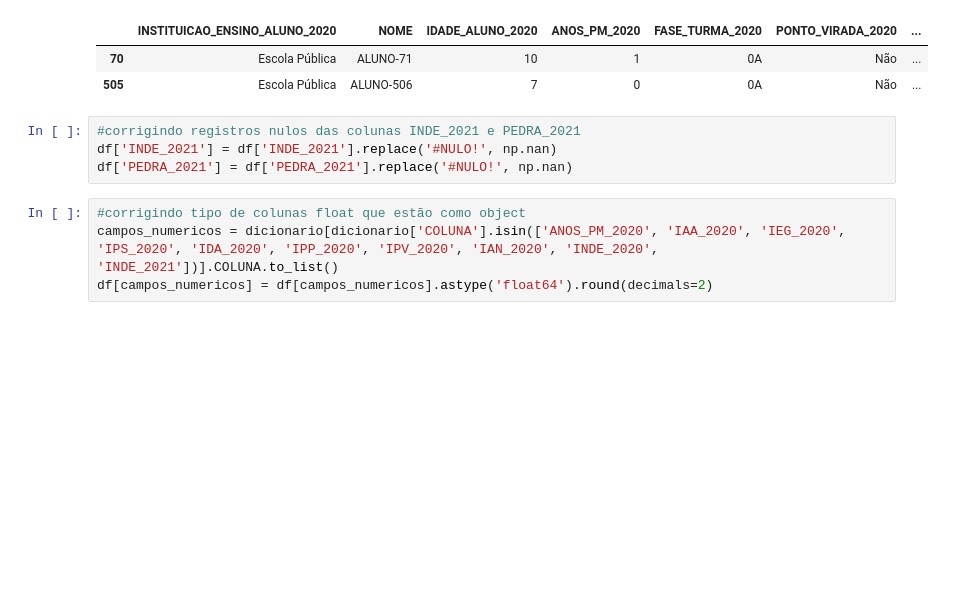
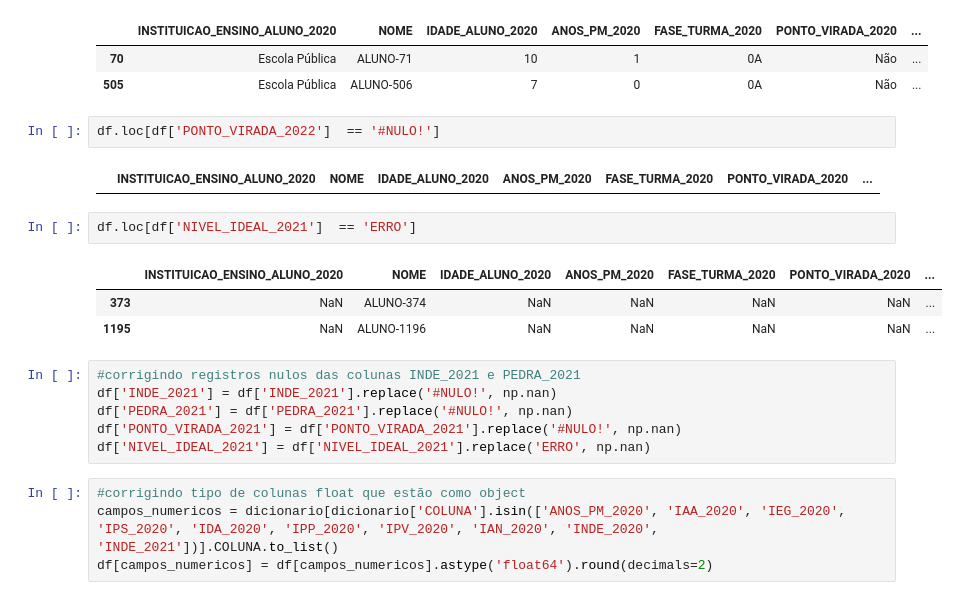
Before and after one commit to jorgeplatero/postech_techchallenge_fase_5, a Jupyter notebook: techchallenge_fase_5.ipynb, the cells around one changed output. Cells and saved outputs as stored; diff of their text form; blank space fills up the shorter version.

```diff
--- a/techchallenge_fase_5.ipynb
+++ b/techchallenge_fase_5.ipynb
@@ -260,10 +260,22 @@ df.loc[df['INDE_2021'] == '#NULO!']
 |  | INSTITUICAO_ENSINO_ALUNO_2020 | NOME | IDADE_ALUNO_2020 | ANOS_PM_2020 | FASE_TURMA_2020 | PONTO_VIRADA_2020 | ... |
 | 70 | Escola Pública | ALUNO-71 | 10 | 1 | 0A | Não | ... |
 | 505 | Escola Pública | ALUNO-506 | 7 | 0 | 0A | Não | ... |
+# %%
+df.loc[df['PONTO_VIRADA_2022']  == '#NULO!']
+# %% [output]
+|  | INSTITUICAO_ENSINO_ALUNO_2020 | NOME | IDADE_ALUNO_2020 | ANOS_PM_2020 | FASE_TURMA_2020 | PONTO_VIRADA_2020 | ... |
+# %%
+df.loc[df['NIVEL_IDEAL_2021']  == 'ERRO']
+# %% [output]
+|  | INSTITUICAO_ENSINO_ALUNO_2020 | NOME | IDADE_ALUNO_2020 | ANOS_PM_2020 | FASE_TURMA_2020 | PONTO_VIRADA_2020 | ... |
+| 373 | NaN | ALUNO-374 | NaN | NaN | NaN | NaN | ... |
+| 1195 | NaN | ALUNO-1196 | NaN | NaN | NaN | NaN | ... |
 # %%
 #corrigindo registros nulos das colunas INDE_2021 e PEDRA_2021
 df['INDE_2021'] = df['INDE_2021'].replace('#NULO!', np.nan)
 df['PEDRA_2021'] = df['PEDRA_2021'].replace('#NULO!', np.nan)
+df['PONTO_VIRADA_2021'] = df['PONTO_VIRADA_2021'].replace('#NULO!', np.nan)
+df['NIVEL_IDEAL_2021'] = df['NIVEL_IDEAL_2021'].replace('ERRO', np.nan)
 # %%
 #corrigindo tipo de colunas float que estão como object
 campos_numericos = dicionario[dicionario['COLUNA'].isin(['ANOS_PM_2020', 'IAA_2020', 'IEG_2020', 'IPS_2020', 'IDA_2020', 'IPP_2020', 'IPV_2020', 'IAN_2020', 'INDE_2020', 'INDE_2021'])].COLUNA.to_list()
```
Also changed, not shown: parts of 7 cells of this notebook, 1 other file.
